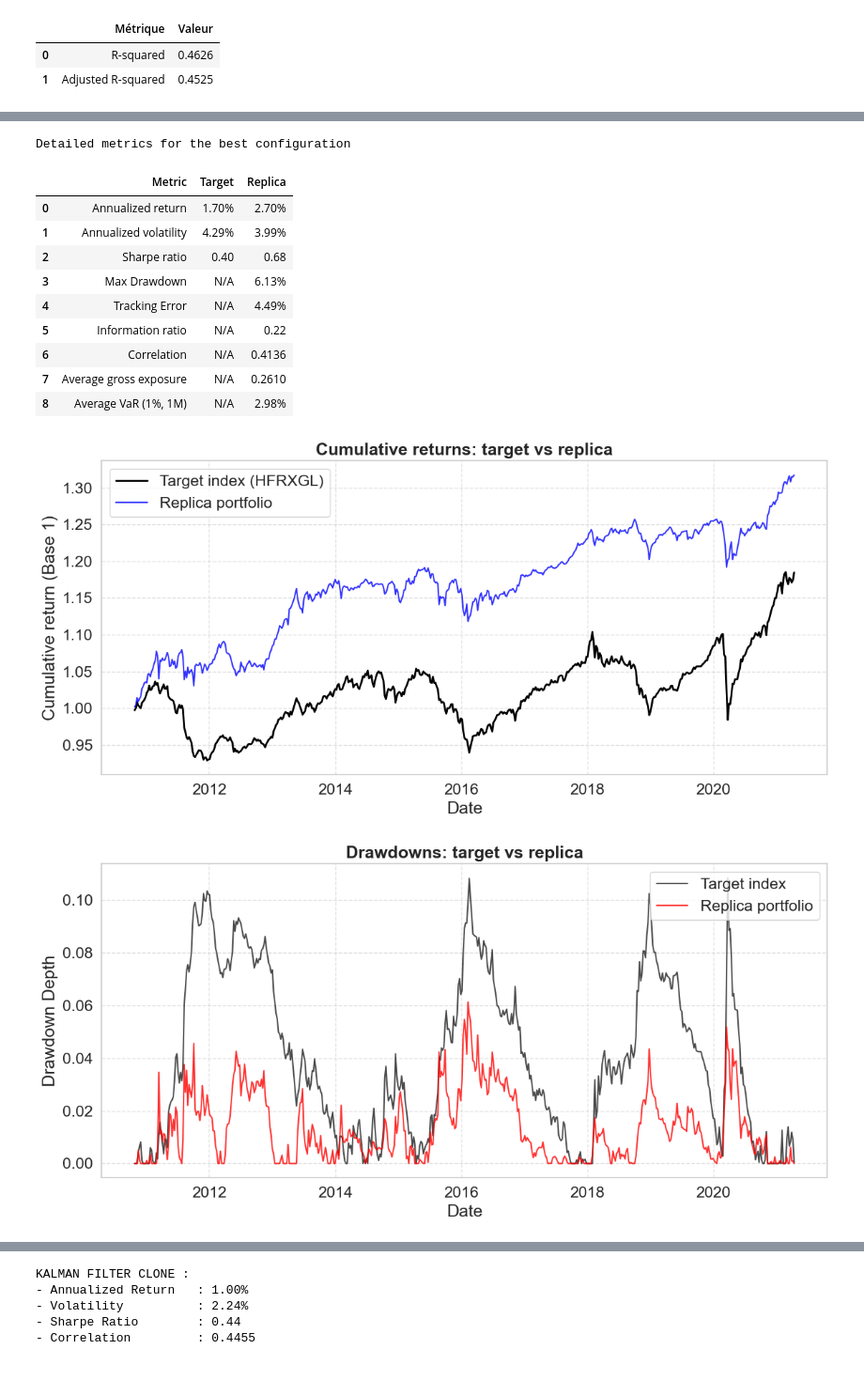
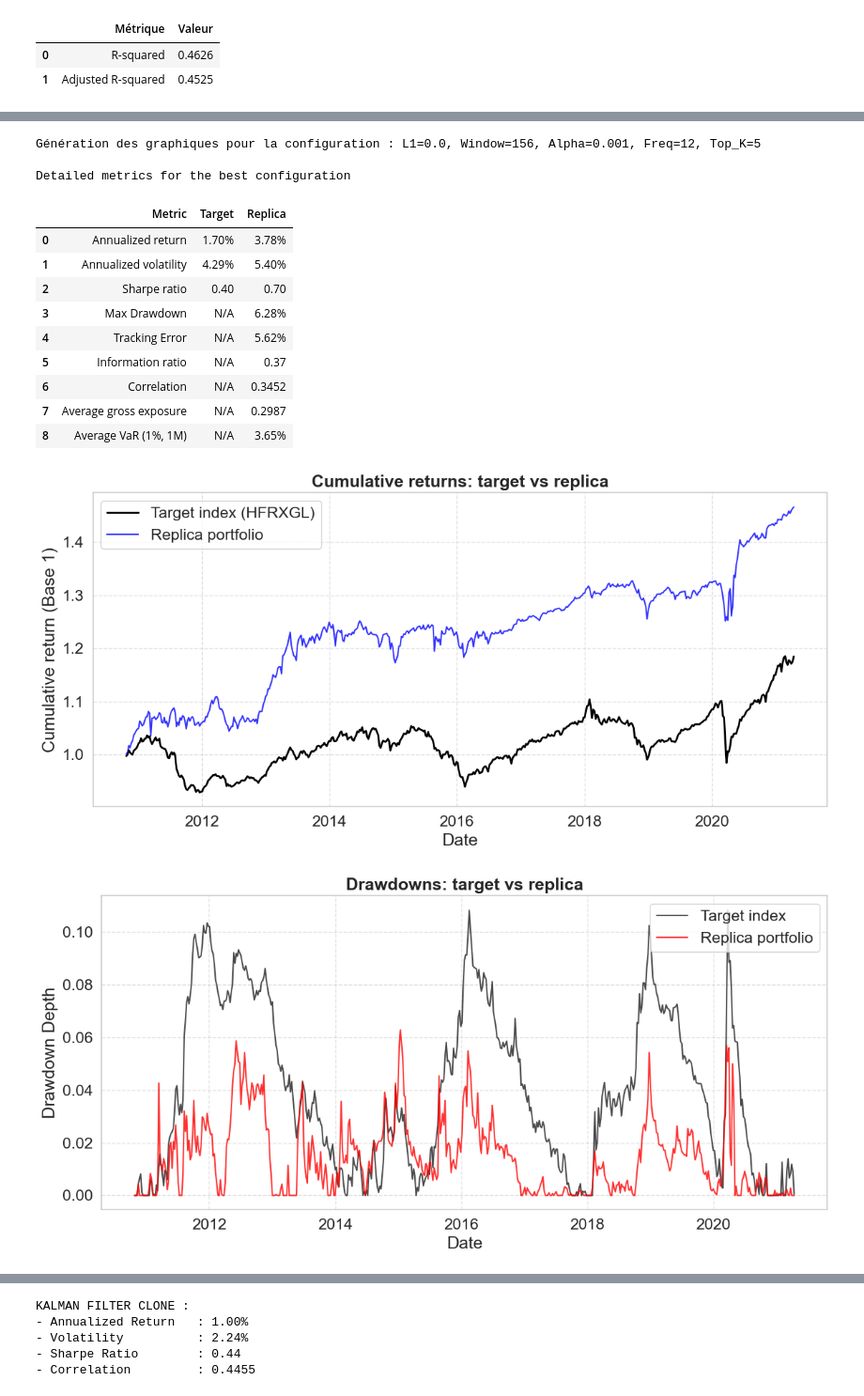
Before and after one commit to Smael-olk/Fintech, a Jupyter notebook: Business Case 3/Portfolio_Replica_Maxence.ipynb, the cells around one changed output, grey strips where cells are left out. Shown at 94% size. Cells and saved outputs as stored; diff of their text form; code cells hidden in the pictures.

```diff
--- a/Business Case 3/Portfolio_Replica_Maxence.ipynb
+++ b/Business Case 3/Portfolio_Replica_Maxence.ipynb
@@ -769,6 +769,8 @@ X = futures_returns.loc[y.index]
 l1_ratios = [0.0, 0.2, 0.4, 0.6, 0.8, 1.0]
 rolling_windows = [52, 104, 156]
 alphas = [0.0001, 0.001, 0.01]
+rebalance_frequencies = [1, 4, 12]
+top_k_features_list = [5, 10, X.shape[1]]
 
 # VaR parameters
 var_confidence = 0.01
@@ -939,16 +955,9 @@ from IPython.display import display
 
 results_normalized = []
 
-total_combinations = len(l1_ratios) * len(rolling_windows) * len(alphas)
-print(f"Lancement de la machine temporelle... Test de {total_combinations} configurations différentes !")
-
 # Loop for each combination of hyperparameters
-for i, (l1_ratio, rolling_window, alpha) in enumerate(product(l1_ratios, rolling_windows, alphas)):
-
-    if i % 25 == 0 and i > 0:
-        print(f"... {i} / {total_combinations} configurations testées")
-
-    result = run_elastic_net_normalized(l1_ratio, rolling_window, alpha, transaction_cost_rate)
+for i, (l1_ratio, rolling_window, alpha, rebalance_freq, top_k_features) in enumerate(product(l1_ratios, rolling_windows, alphas, rebalance_frequencies, top_k_features_list)):
+    result = run_elastic_net_normalized(l1_ratio, rolling_window, alpha, rebalance_freq, top_k_features)
     results_normalized.append(result)
 
 # Final results processing and display
@@ -957,9 +966,9 @@ sorted_results_normalized = results_df_normalized.sort_values(by='information_ra
 
 
 columns_to_display = [
-    'l1_ratio', 'rolling_window', 'alpha',
+    'l1_ratio', 'rolling_window', 'alpha', 'rebalance_freq',
     'information_ratio', 'correlation', 'tracking_error', 'replica_sharpe',
-    'avg_turnover'
+    'avg_turnover', 'top_k_features'
 ]
 display(sorted_results_normalized[columns_to_display].head(10))
 
@@ -993,17 +999,15 @@ Best Configuration :
 # %%
 # 14. BEST CONFIGURATION ANALYSIS & VISUALIZATION
 
-# Re-extract best hyperparameters
 best_l1 = best_config_normalized['l1_ratio']
 best_window = int(best_config_normalized['rolling_window'])
 best_alpha = best_config_normalized['alpha']
+best_freq = int(best_config_normalized['rebalance_freq'])
+best_top_k = int(best_config_normalized['top_k_features'])
 
-try:
-    best_run_data = run_elastic_net_normalized(best_l1, best_window, best_alpha, transaction_cost_rate)
-except TypeError:
-    best_run_data = run_elastic_net_normalized(best_l1, best_window, best_alpha)
+best_run_data = run_elastic_net_normalized(best_l1, best_window, best_alpha, best_freq, best_top_k)
 
-# 3. Create a DataFrame to summarize key metrics for the best configuration
+# Create a DataFrame to summarize key metrics for the best configuration
 metrics_normalized = pd.DataFrame({
     'Metric': ['Annualized return', 'Annualized volatility', 'Sharpe ratio',
                'Max Drawdown', 'Tracking Error', 'Information ratio',
@@ -1026,7 +1030,6 @@ metrics_normalized = pd.DataFrame({
 
 print("\nDetailed metrics for the best configuration")
 display(metrics_normalized)
-
 
 # Plot 1 : Cumulative returns
 plt.figure(figsize=(12, 6))
@@ -1055,41 +1058,43 @@ plt.tight_layout()
 plt.show()
 
 # Plot 3 : Gross exposure over time
 plt.figure(figsize=(12, 6))
 if 'gross_exposures' in best_run_data:
     gross_exposure_series = pd.Series(best_run_data['gross_exposures'], index=best_run_data['replica_returns'].index)
     plt.plot(gross_exposure_series, color='purple')
     plt.title('Gross exposure over time (Sum of Absolute Weights)', fontweight='bold')
     plt.xlabel('Date')
     plt.ylabel('Gross exposure')
     plt.grid(True, linestyle='--', alpha=0.6)
     plt.tight_layout()
     plt.show()
 
 # Plot 4 : VaR over time
 plt.figure(figsize=(12, 6))
 if 'var_values' in best_run_data:
     var_series = pd.Series(best_run_data['var_values'], index=best_run_data['replica_returns'].index)
     plt.plot(var_series, color='orange')
     plt.axhline(y=0.20, color='r', linestyle='--', label='VaR threshold (20%)')
     plt.title('Value at Risk (VaR 99%, 1M) over time', fontweight='bold')
     plt.xlabel('Date')
     plt.ylabel('VaR Limit')
     plt.legend()
     plt.grid(True, linestyle='--', alpha=0.6)
     plt.tight_layout()
     plt.show()
 # %% [output]
+Génération des graphiques pour la configuration : L1=0.0, Window=156, Alpha=0.001, Freq=12, Top_K=5
+
 Detailed metrics for the best configuration
 |  | Metric | Target | Replica |
-| 0 | Annualized return | 1.70% | 2.70% |
-| 1 | Annualized volatility | 4.29% | 3.99% |
-| 2 | Sharpe ratio | 0.40 | 0.68 |
-| 3 | Max Drawdown | N/A | 6.13% |
-| 4 | Tracking Error | N/A | 4.49% |
-| 5 | Information ratio | N/A | 0.22 |
-| 6 | Correlation | N/A | 0.4136 |
-| 7 | Average gross exposure | N/A | 0.2610 |
-| 8 | Average VaR (1%, 1M) | N/A | 2.98% |
+| 0 | Annualized return | 1.70% | 3.78% |
+| 1 | Annualized volatility | 4.29% | 5.40% |
+| 2 | Sharpe ratio | 0.40 | 0.70 |
+| 3 | Max Drawdown | N/A | 6.28% |
+| 4 | Tracking Error | N/A | 5.62% |
+| 5 | Information ratio | N/A | 0.37 |
+| 6 | Correlation | N/A | 0.3452 |
+| 7 | Average gross exposure | N/A | 0.2987 |
+| 8 | Average VaR (1%, 1M) | N/A | 3.65% |
-[figure, old version]
+[figure, new version]
-[figure, old version]
+[figure, new version]
```
Also changed, not shown: parts of 7 cells of this notebook.
